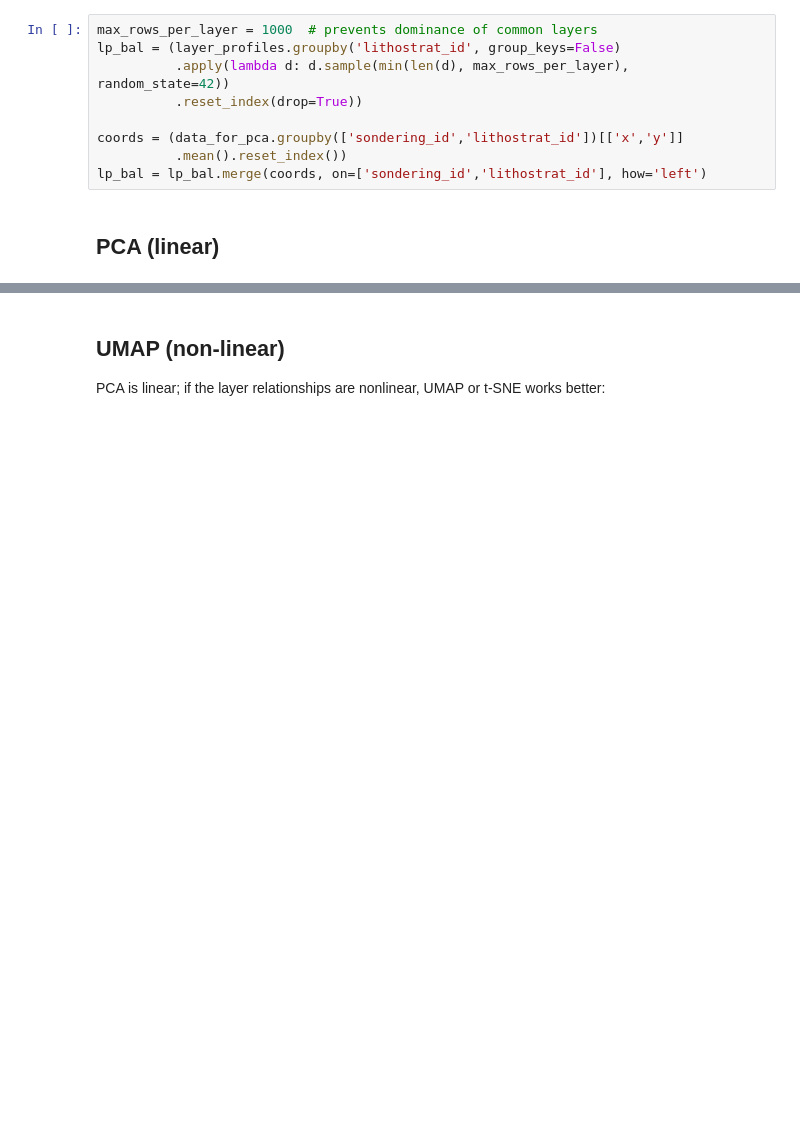
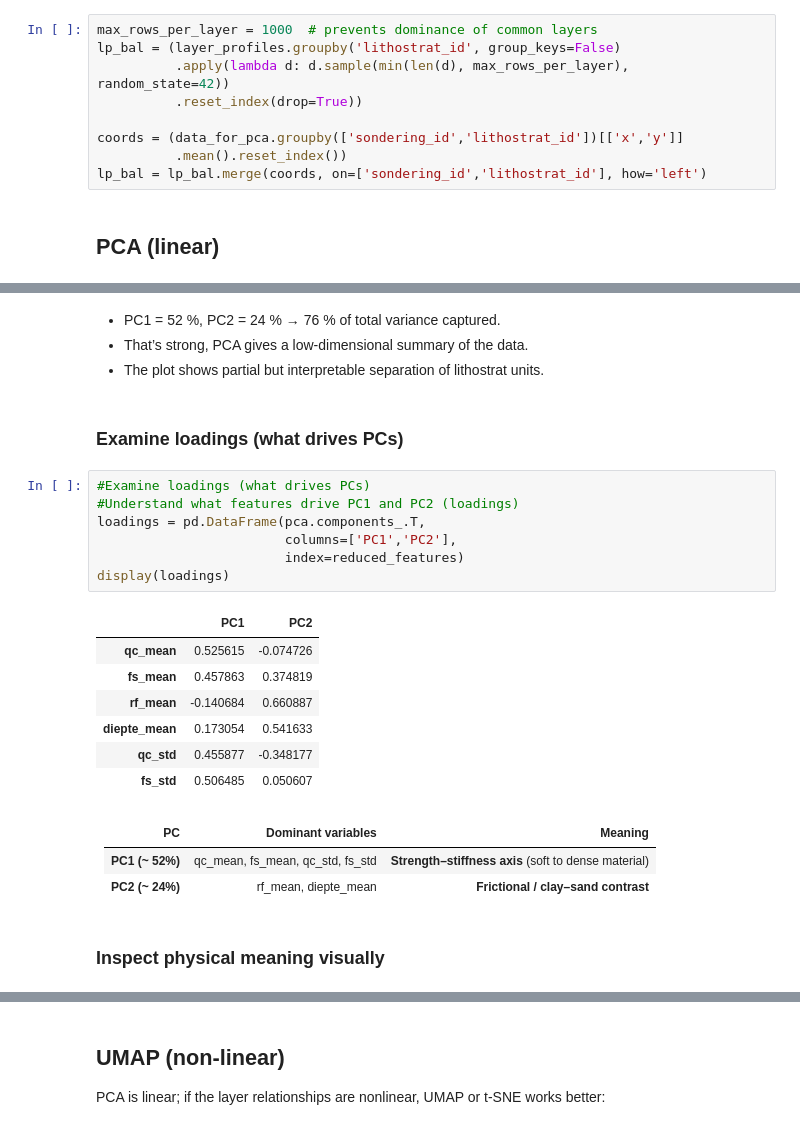
Before and after one commit to andrea-maza/PDS_MAEPS, a Jupyter notebook: PCA_Andrea_Maza.ipynb, the cells around one changed output, grey strips where cells are left out. Cells and saved outputs as stored; diff of their text form; blank space fills up the shorter version.

```diff
--- a/PCA_Andrea_Maza.ipynb
+++ b/PCA_Andrea_Maza.ipynb
@@ -613,3 +595,31 @@ PC2: 21.84%
+# %% [markdown]
+* PC1 = 52 %, PC2 = 24 % → 76 % of total variance captured.
+* That’s strong, PCA gives a low-dimensional summary of the data.
+* The plot shows partial but interpretable separation of lithostrat units.
+# %% [markdown]
+### Examine loadings (what drives PCs)
+# %%
+#Examine loadings (what drives PCs)
+#Understand what features drive PC1 and PC2 (loadings)
+loadings = pd.DataFrame(pca.components_.T,
+                        columns=['PC1','PC2'],
+                        index=reduced_features)
+display(loadings)
+# %% [output]
+|  | PC1 | PC2 |
+| qc_mean | 0.525615 | -0.074726 |
+| fs_mean | 0.457863 | 0.374819 |
+| rf_mean | -0.140684 | 0.660887 |
+| diepte_mean | 0.173054 | 0.541633 |
+| qc_std | 0.455877 | -0.348177 |
+| fs_std | 0.506485 | 0.050607 |
+# %% [markdown]
+| PC              | Dominant variables               | Meaning                                             |
+| --------------- | -------------------------------- | --------------------------------------------------- |
+| **PC1 (~ 52%)** | qc_mean, fs_mean, qc_std, fs_std | **Strength–stiffness axis** (soft to dense material) |
+| **PC2 (~ 24%)** | rf_mean, diepte_mean     | **Frictional / clay–sand contrast**                 |
+# %% [markdown]
+### Inspect physical meaning visually
 # %%
 plt.figure(figsize=(6,5))
 sc = plt.scatter(lp_bal['PC1'], lp_bal['PC2'],
```
Also changed, not shown: parts of 11 cells of this notebook.
